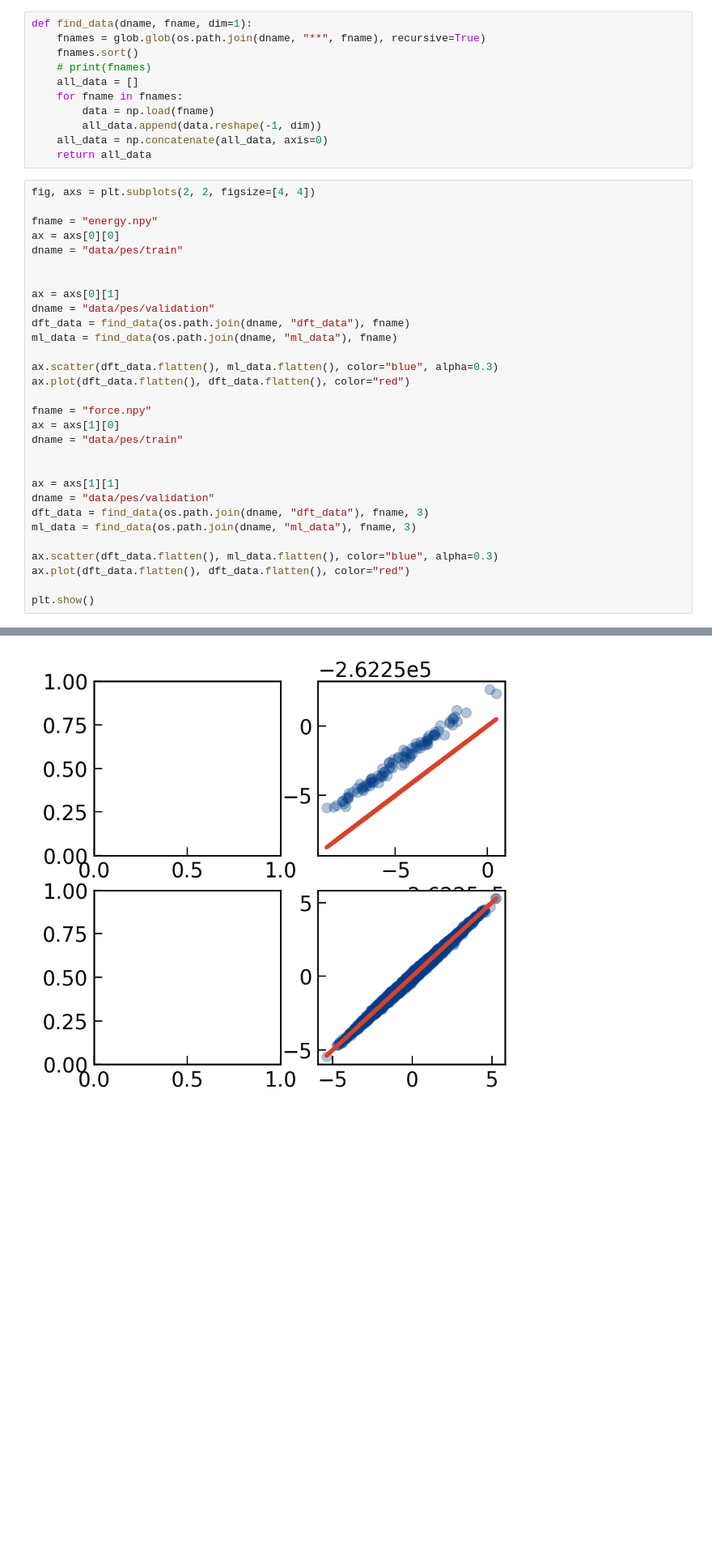
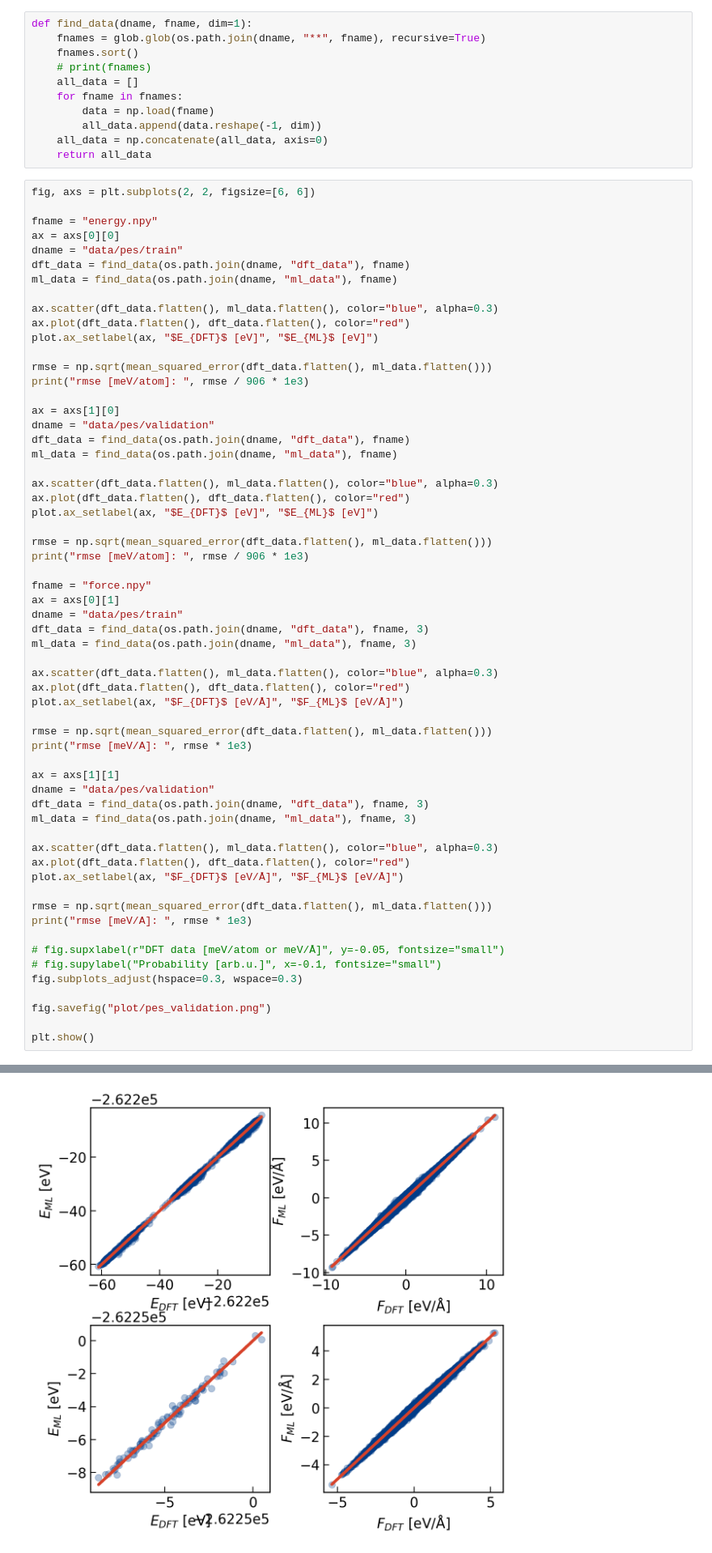
Before and after one commit to ChiahsinChu/2024-JCP-Pt111_dielectric_profile, a Jupyter notebook: 03.mlp_validation/make_fig.ipynb, the cells around one changed output, grey strips where cells are left out. Shown at 81% size. Cells and saved outputs as stored; diff of their text form; blank space fills up the shorter version.

Commit message:
update mlmd validation

```diff
--- a/03.mlp_validation/make_fig.ipynb
+++ b/03.mlp_validation/make_fig.ipynb
@@ -22,25 +24,45 @@ def find_data(dname, fname, dim=1):
     all_data = np.concatenate(all_data, axis=0)
     return all_data
 # %%
-fig, axs = plt.subplots(2, 2, figsize=[4, 4])
+fig, axs = plt.subplots(2, 2, figsize=[6, 6])
 
 fname = "energy.npy"
 ax = axs[0][0]
 dname = "data/pes/train"
+dft_data = find_data(os.path.join(dname, "dft_data"), fname)
+ml_data = find_data(os.path.join(dname, "ml_data"), fname)
 
+ax.scatter(dft_data.flatten(), ml_data.flatten(), color="blue", alpha=0.3)
+ax.plot(dft_data.flatten(), dft_data.flatten(), color="red")
+plot.ax_setlabel(ax, "$E_{DFT}$ [eV]", "$E_{ML}$ [eV]")
 
-ax = axs[0][1]
+rmse = np.sqrt(mean_squared_error(dft_data.flatten(), ml_data.flatten()))
+print("rmse [meV/atom]: ", rmse / 906 * 1e3)
+
+ax = axs[1][0]
 dname = "data/pes/validation"
 dft_data = find_data(os.path.join(dname, "dft_data"), fname)
 ml_data = find_data(os.path.join(dname, "ml_data"), fname)
 
 ax.scatter(dft_data.flatten(), ml_data.flatten(), color="blue", alpha=0.3)
 ax.plot(dft_data.flatten(), dft_data.flatten(), color="red")
+plot.ax_setlabel(ax, "$E_{DFT}$ [eV]", "$E_{ML}$ [eV]")
+
+rmse = np.sqrt(mean_squared_error(dft_data.flatten(), ml_data.flatten()))
+print("rmse [meV/atom]: ", rmse / 906 * 1e3)
 
 fname = "force.npy"
-ax = axs[1][0]
+ax = axs[0][1]
 dname = "data/pes/train"
+dft_data = find_data(os.path.join(dname, "dft_data"), fname, 3)
+ml_data = find_data(os.path.join(dname, "ml_data"), fname, 3)
 
+ax.scatter(dft_data.flatten(), ml_data.flatten(), color="blue", alpha=0.3)
+ax.plot(dft_data.flatten(), dft_data.flatten(), color="red")
+plot.ax_setlabel(ax, "$F_{DFT}$ [eV/Å]", "$F_{ML}$ [eV/Å]")
+
+rmse = np.sqrt(mean_squared_error(dft_data.flatten(), ml_data.flatten()))
+print("rmse [meV/A]: ", rmse * 1e3)
 
 ax = axs[1][1]
 dname = "data/pes/validation"
@@ -49,6 +71,16 @@ ml_data = find_data(os.path.join(dname, "ml_data"), fname, 3)
 
 ax.scatter(dft_data.flatten(), ml_data.flatten(), color="blue", alpha=0.3)
 ax.plot(dft_data.flatten(), dft_data.flatten(), color="red")
+plot.ax_setlabel(ax, "$F_{DFT}$ [eV/Å]", "$F_{ML}$ [eV/Å]")
+
+rmse = np.sqrt(mean_squared_error(dft_data.flatten(), ml_data.flatten()))
+print("rmse [meV/A]: ", rmse * 1e3)
+
+# fig.supxlabel(r"DFT data [meV/atom or meV/Å]", y=-0.05, fontsize="small")
+# fig.supylabel("Probability [arb.u.]", x=-0.1, fontsize="small")
+fig.subplots_adjust(hspace=0.3, wspace=0.3)
+
+fig.savefig("plot/pes_validation.png")
 
 plt.show()
 # %% [output]
@@ -55 +91 @@ plt.show()
-[figure, old version]
+[figure, new version]
```
Also changed, not shown: parts of 3 cells of this notebook, 3 other files.
